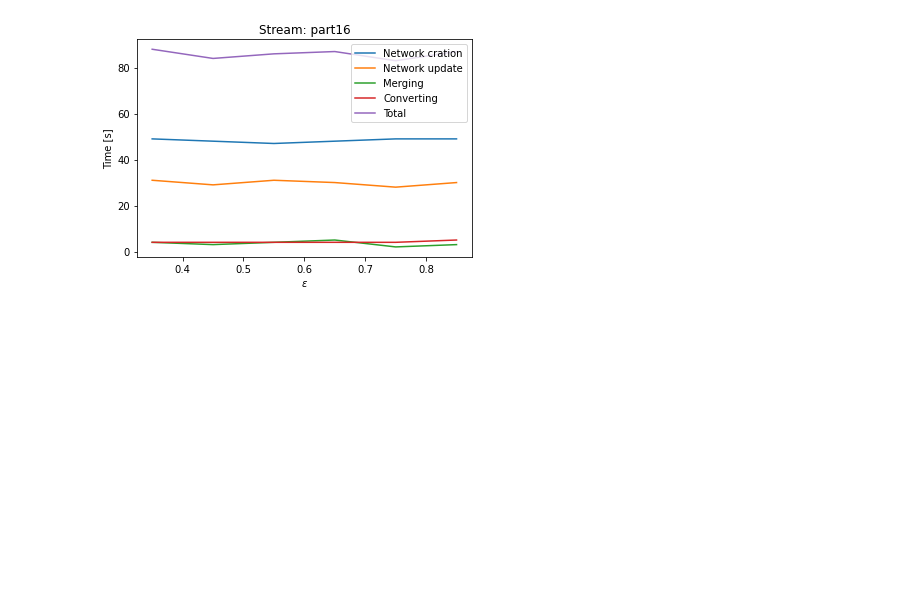
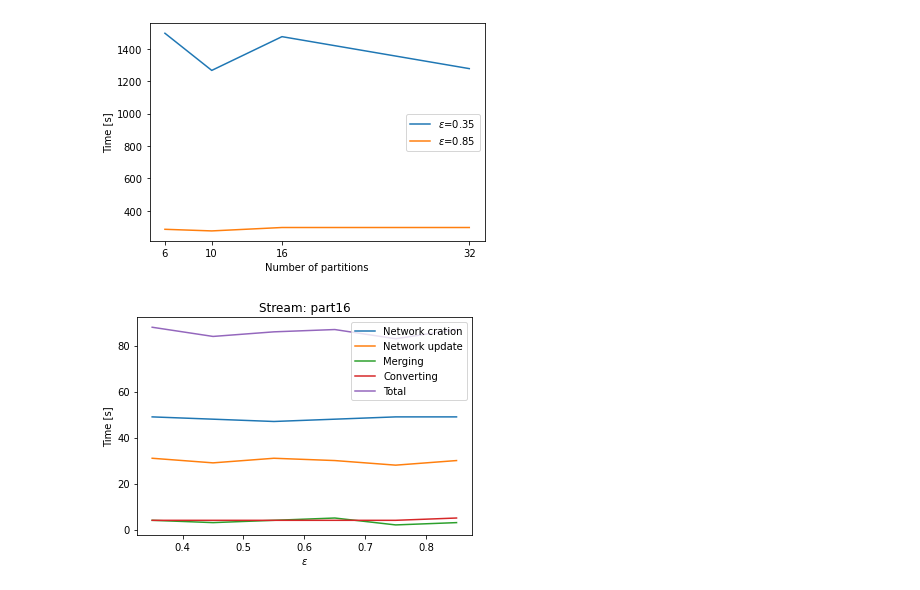
Before and after one commit to jrybicki-jsc/smms, a Jupyter notebook: graphla/times.ipynb, the cells around one changed output. Saved outputs shown, nothing was run; the diff lists cells and outputs as text; code cells hidden in the pictures; blank space fills up the shorter version.

```diff
--- a/graphla/times.ipynb
+++ b/graphla/times.ipynb
@@ -66,3 +88,16 @@ plt.savefig('../fig/times-streamed.svg', format='svg', bbox_inches = 'tight', dp
+# %%
+plt.xticks(stream_parts)
+
+for epsilon, vals in merge_epsilon.items():
+    if epsilon not in selected_eps:
+        continue
+    plt.plot(vals.keys(), vals.values(), label=f"$\epsilon$={epsilon}")
+
+plt.legend()
+plt.xlabel("Number of partitions")
+plt.ylabel("Time [s]");
+# %% [output]
+[figure, added]
 # %%
 def plot_part(part):
     [net_calc, net_update, merge, convert, total] = part
```
Also changed, not shown: parts of 6 cells of this notebook.
